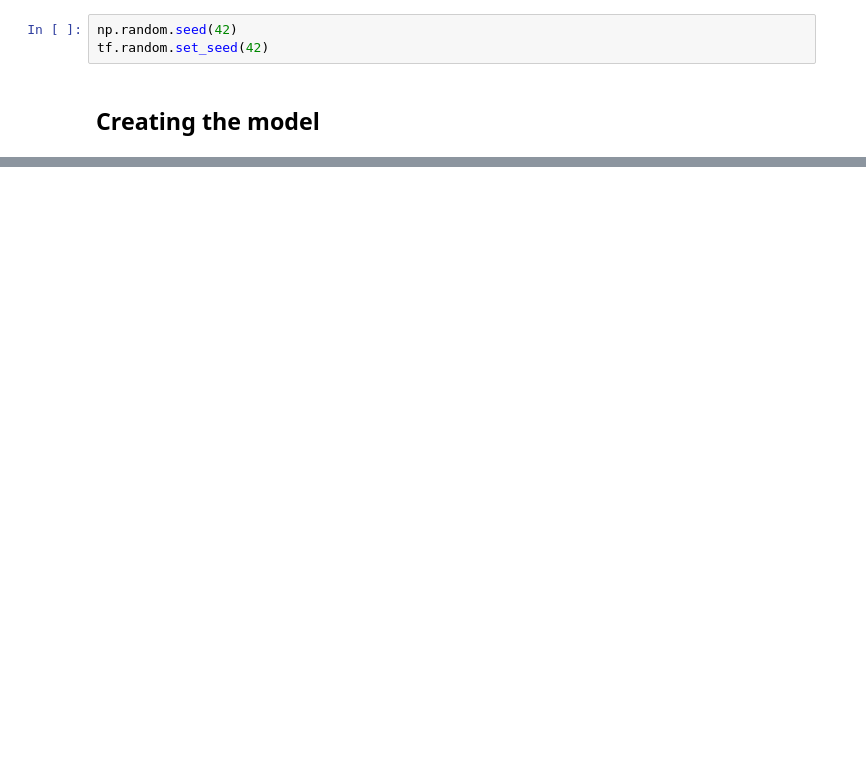
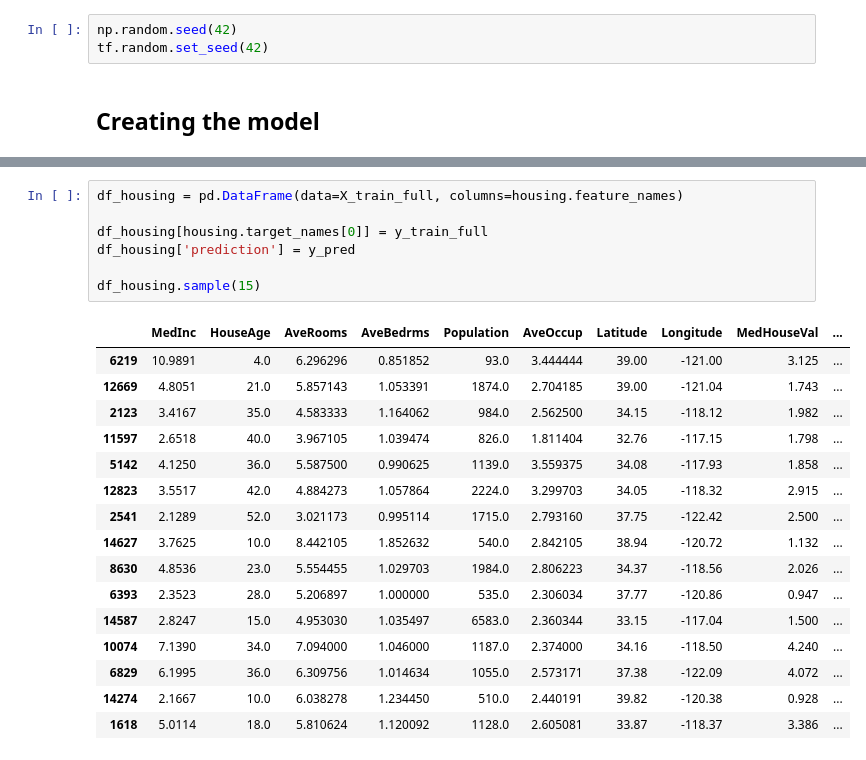
Before and after one commit to Krupique/ai-projects, a Jupyter notebook: 02-basic-projects/basic-regressor.ipynb, the cells around one changed output, grey strips where cells are left out. Drawn from its saved outputs; the diff is of its cells as text; blank space fills up the shorter version.

```diff
--- a/02-basic-projects/basic-regressor.ipynb
+++ b/02-basic-projects/basic-regressor.ipynb
@@ -81,0 +72,24 @@ array([[0.8519938],
+# %%
+df_housing = pd.DataFrame(data=X_train_full, columns=housing.feature_names)
+
+df_housing[housing.target_names[0]] = y_train_full
+df_housing['prediction'] = y_pred
+
+df_housing.sample(15)
+# %% [output]
+|  | MedInc | HouseAge | AveRooms | AveBedrms | Population | AveOccup | Latitude | Longitude | MedHouseVal | ... |
+| 6219 | 10.9891 | 4.0 | 6.296296 | 0.851852 | 93.0 | 3.444444 | 39.00 | -121.00 | 3.125 | ... |
+| 12669 | 4.8051 | 21.0 | 5.857143 | 1.053391 | 1874.0 | 2.704185 | 39.00 | -121.04 | 1.743 | ... |
+| 2123 | 3.4167 | 35.0 | 4.583333 | 1.164062 | 984.0 | 2.562500 | 34.15 | -118.12 | 1.982 | ... |
+| 11597 | 2.6518 | 40.0 | 3.967105 | 1.039474 | 826.0 | 1.811404 | 32.76 | -117.15 | 1.798 | ... |
+| 5142 | 4.1250 | 36.0 | 5.587500 | 0.990625 | 1139.0 | 3.559375 | 34.08 | -117.93 | 1.858 | ... |
+| 12823 | 3.5517 | 42.0 | 4.884273 | 1.057864 | 2224.0 | 3.299703 | 34.05 | -118.32 | 2.915 | ... |
+| 2541 | 2.1289 | 52.0 | 3.021173 | 0.995114 | 1715.0 | 2.793160 | 37.75 | -122.42 | 2.500 | ... |
+| 14627 | 3.7625 | 10.0 | 8.442105 | 1.852632 | 540.0 | 2.842105 | 38.94 | -120.72 | 1.132 | ... |
+| 8630 | 4.8536 | 23.0 | 5.554455 | 1.029703 | 1984.0 | 2.806223 | 34.37 | -118.56 | 2.026 | ... |
+| 6393 | 2.3523 | 28.0 | 5.206897 | 1.000000 | 535.0 | 2.306034 | 37.77 | -120.86 | 0.947 | ... |
+| 14587 | 2.8247 | 15.0 | 4.953030 | 1.035497 | 6583.0 | 2.360344 | 33.15 | -117.04 | 1.500 | ... |
+| 10074 | 7.1390 | 34.0 | 7.094000 | 1.046000 | 1187.0 | 2.374000 | 34.16 | -118.50 | 4.240 | ... |
+| 6829 | 6.1995 | 36.0 | 6.309756 | 1.014634 | 1055.0 | 2.573171 | 37.38 | -122.09 | 4.072 | ... |
+| 14274 | 2.1667 | 10.0 | 6.038278 | 1.234450 | 510.0 | 2.440191 | 39.82 | -120.38 | 0.928 | ... |
+| 1618 | 5.0114 | 18.0 | 5.810624 | 1.120092 | 1128.0 | 2.605081 | 33.87 | -118.37 | 3.386 | ... |
```
Also changed, not shown: parts of 5 cells of this notebook.
